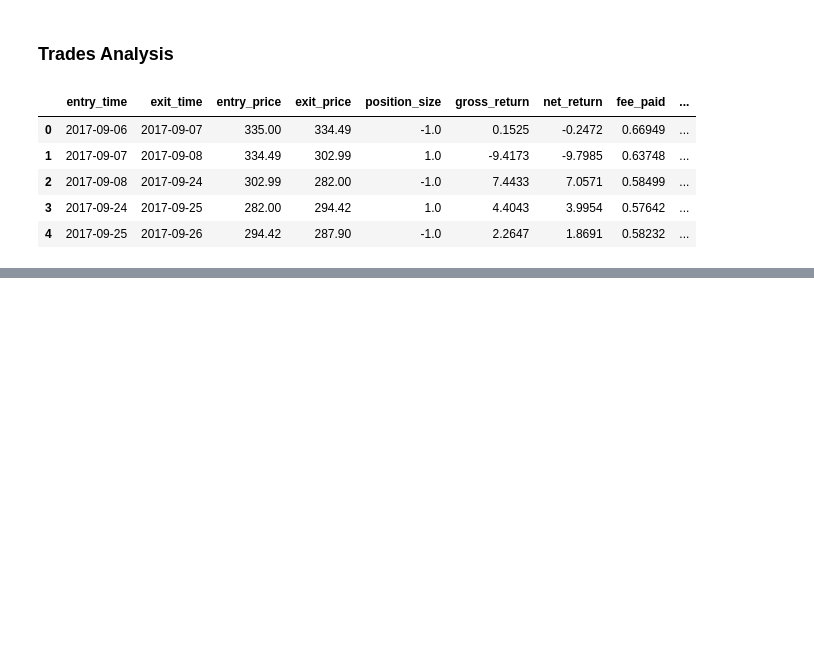
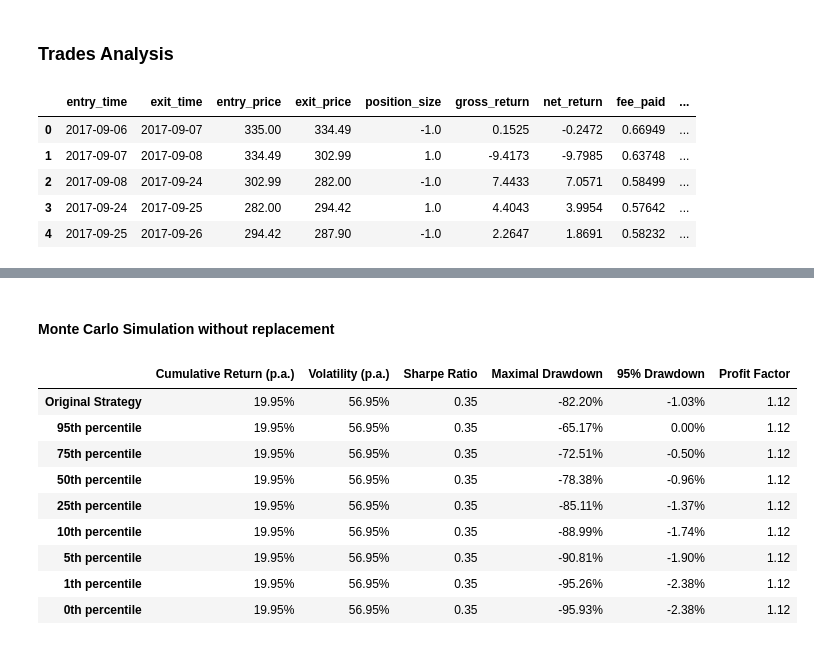
Before and after one commit to dioday45/qbtx, a Jupyter notebook: notebooks/strategies/strategy_template.ipynb, the cells around one changed output, grey strips where cells are left out. Drawn from its saved outputs; the diff is of its cells as text; code cells hidden in the pictures; blank space fills up the shorter version.

```diff
--- a/notebooks/strategies/strategy_template.ipynb
+++ b/notebooks/strategies/strategy_template.ipynb
@@ -129,0 +140,18 @@ results.get("all_trades").head()
+# %% [markdown]
+#### Monte Carlo Simulation without replacement
+# %%
+df_without_replacement = mcs.run_without_replacement()
+MonteCarloSimulator.calculate_performance_table(
+    df_without_replacement, results.get("returns")
+)
+# %% [output]
+|  | Cumulative Return (p.a.) | Volatility (p.a.) | Sharpe Ratio | Maximal Drawdown | 95% Drawdown | Profit Factor |
+| Original Strategy | 19.95% | 56.95% | 0.35 | -82.20% | -1.03% | 1.12 |
+| 95th percentile | 19.95% | 56.95% | 0.35 | -65.17% | 0.00% | 1.12 |
+| 75th percentile | 19.95% | 56.95% | 0.35 | -72.51% | -0.50% | 1.12 |
+| 50th percentile | 19.95% | 56.95% | 0.35 | -78.38% | -0.96% | 1.12 |
+| 25th percentile | 19.95% | 56.95% | 0.35 | -85.11% | -1.37% | 1.12 |
+| 10th percentile | 19.95% | 56.95% | 0.35 | -88.99% | -1.74% | 1.12 |
+| 5th percentile | 19.95% | 56.95% | 0.35 | -90.81% | -1.90% | 1.12 |
+| 1th percentile | 19.95% | 56.95% | 0.35 | -95.26% | -2.38% | 1.12 |
+| 0th percentile | 19.95% | 56.95% | 0.35 | -95.93% | -2.38% | 1.12 |
```
Also changed, not shown: parts of 8 cells of this notebook, 1 other file.
